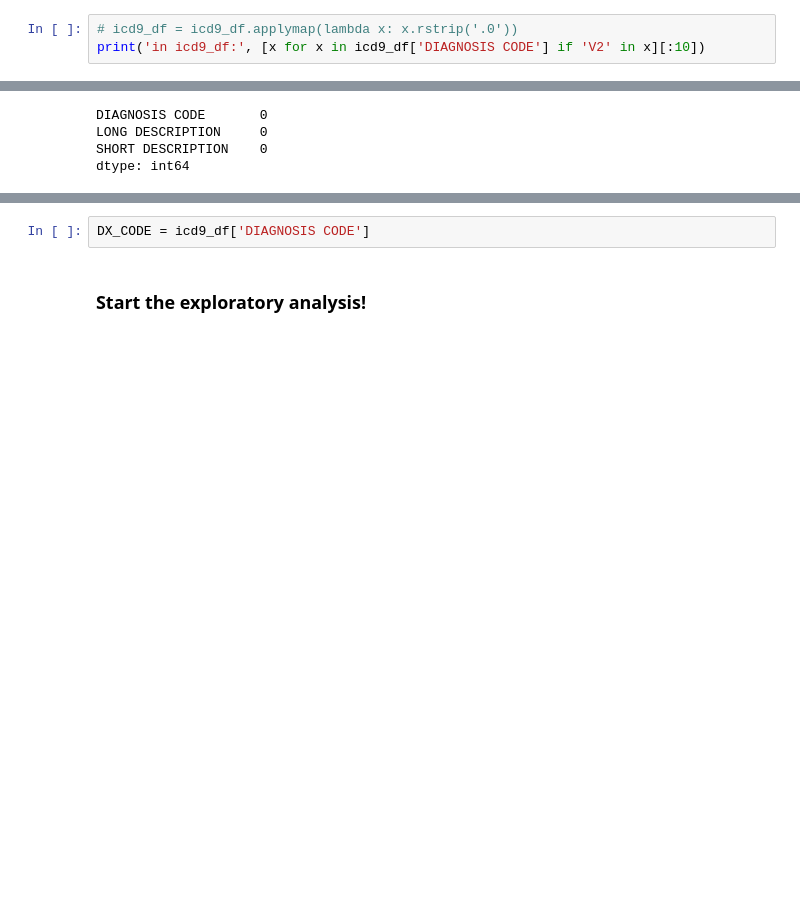
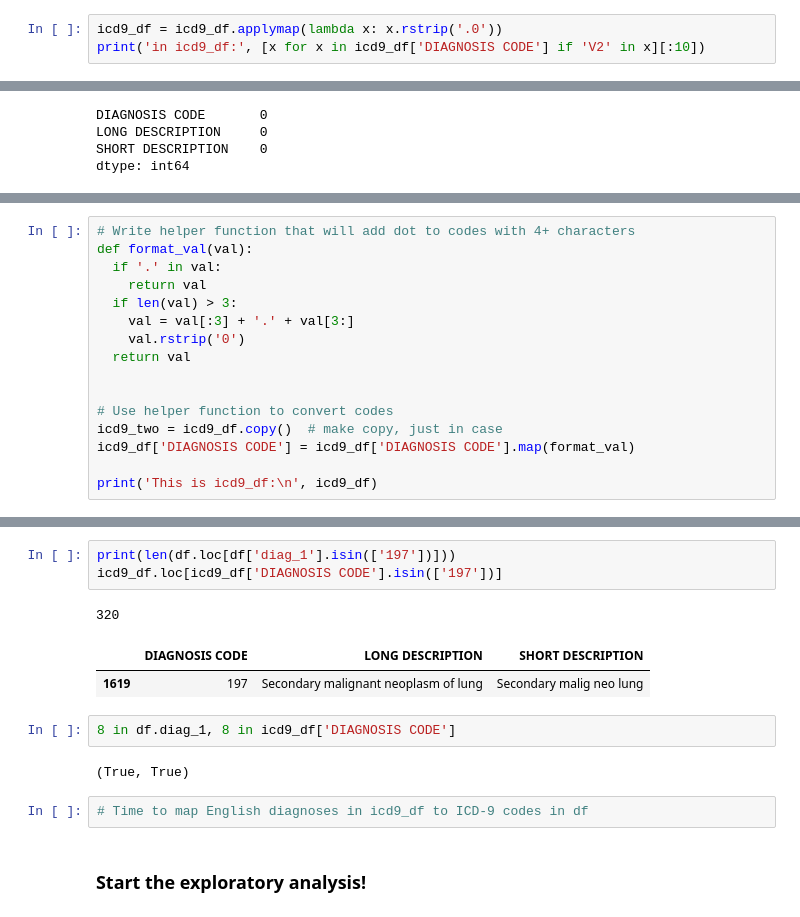
Before and after one commit to johnpharmd/LS-DS-Unit-1-Project, a Jupyter notebook: LS_DS_Project_1.ipynb, the cells around one changed output, grey strips where cells are left out. Drawn from its saved outputs; the diff is of its cells as text; blank space fills up the shorter version.

Commit message:
Format ICD-9 codes in icd9_df [provisional completion]; next up, mapping dx's to df

```diff
--- a/LS_DS_Project_1.ipynb
+++ b/LS_DS_Project_1.ipynb
@@ -255,7 +254,7 @@ print('in df:', [y for y in df.diag_1 if '3' in y][:10])
 in icd9_df: ['0023', '0030', '0031', '00320', '00321', '00322', '00323', '00324', '00329', '0038']
 in df: ['250.83', '398', '434', '737', '473', '432', '423', '403', '398', '403']
 # %%
-# icd9_df = icd9_df.applymap(lambda x: x.rstrip('.0'))
+icd9_df = icd9_df.applymap(lambda x: x.rstrip('.0'))
 print('in icd9_df:', [x for x in icd9_df['DIAGNOSIS CODE'] if 'V2' in x][:10])
 # %% [output]
 in icd9_df: ['V2', 'V201', 'V202', 'V2031', 'V2032', 'V21', 'V211', 'V212', 'V213', 'V2131']
@@ -280,0 +280,16 @@ count: 43607
+# %%
+# Write helper function that will add dot to codes with 4+ characters
+def format_val(val):
+  if '.' in val:
+    return val
+  if len(val) > 3:
+    val = val[:3] + '.' + val[3:]
+    val.rstrip('0')
+  return val
+
+
+# Use helper function to convert codes
+icd9_two = icd9_df.copy()  # make copy, just in case
+icd9_df['DIAGNOSIS CODE'] = icd9_df['DIAGNOSIS CODE'].map(format_val)
+
+print('This is icd9_df:\n', icd9_df)
@@ -281,5 +314,16 @@ count: 43607
+# %%
+print(len(df.loc[df['diag_1'].isin(['197'])]))
+icd9_df.loc[icd9_df['DIAGNOSIS CODE'].isin(['197'])]
+# %% [output]
+320
+|  | DIAGNOSIS CODE | LONG DESCRIPTION | SHORT DESCRIPTION |
+| 1619 | 197 | Secondary malignant neoplasm of lung | Secondary malig neo lung |
 # %%
-DX_CODE = icd9_df['DIAGNOSIS CODE']
+8 in df.diag_1, 8 in icd9_df['DIAGNOSIS CODE']
+# %% [output]
+(True, True)
+# %%
+# Time to map English diagnoses in icd9_df to ICD-9 codes in df
 # %% [markdown]
 ### Start the exploratory analysis!
 # %%
```
Also changed, not shown: parts of 4 cells of this notebook.
